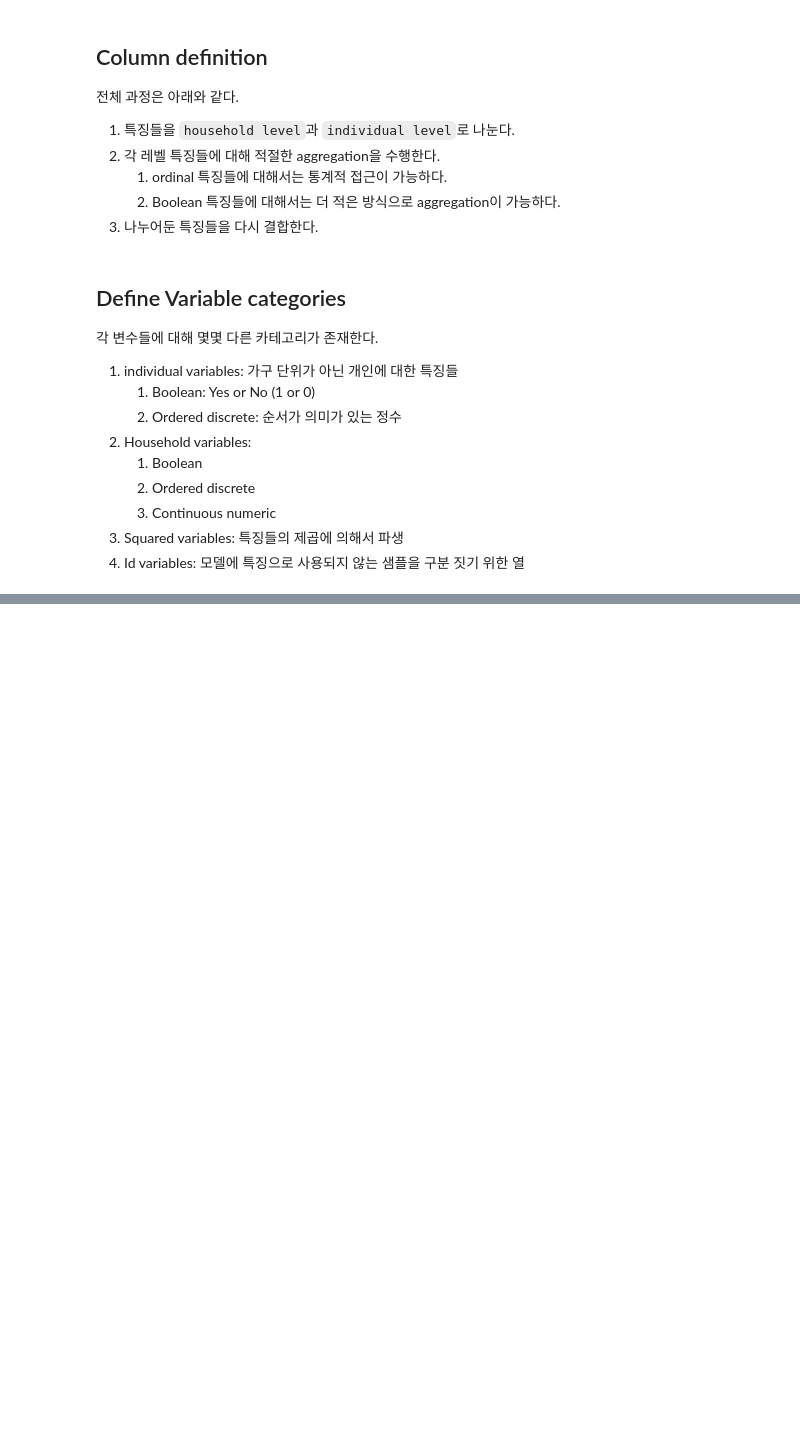
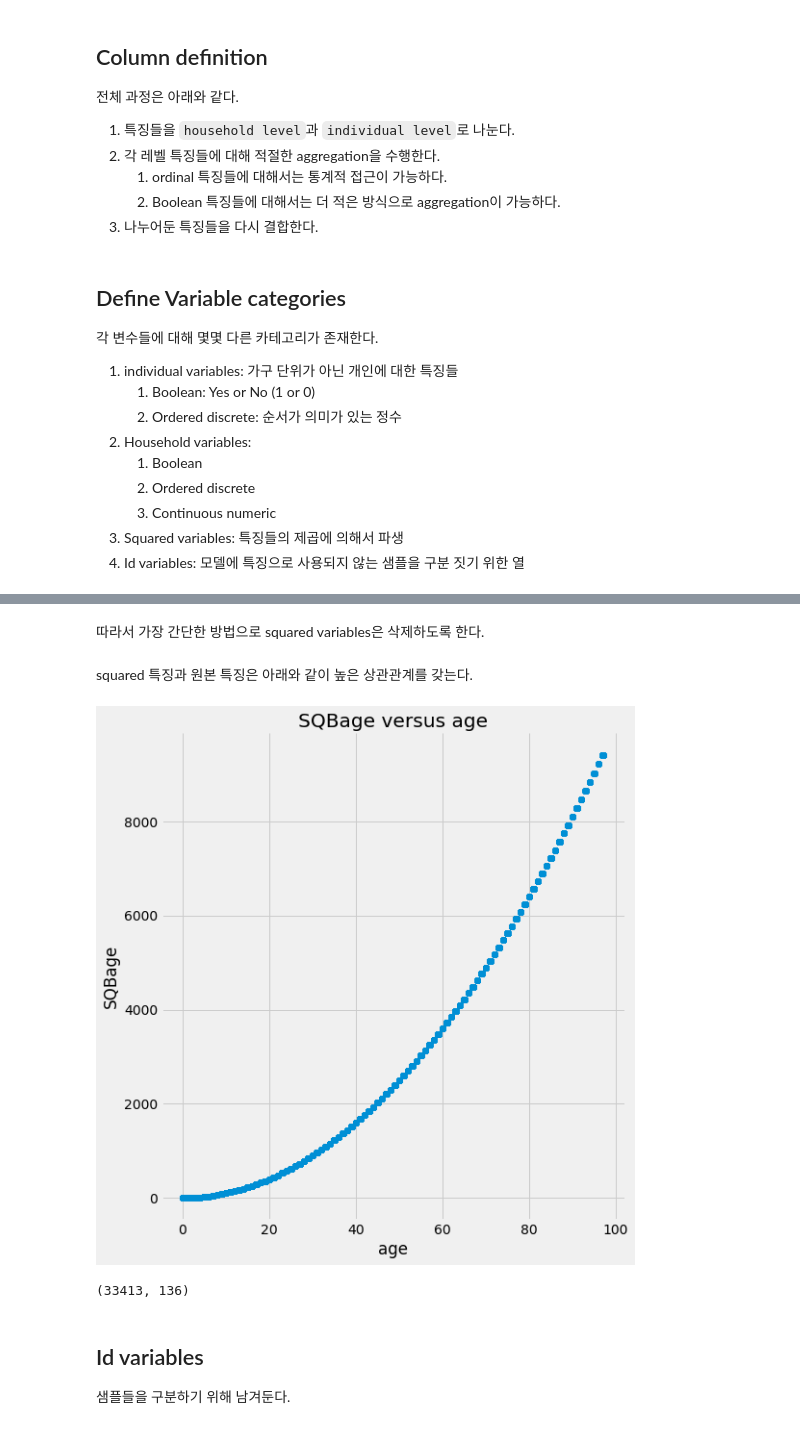
Before and after one commit to HyeonGeunY/costa-rican, a Jupyter notebook: notebooks/A_Complete_Introduction_and_Walkthrough.ipynb, the cells around one changed output, grey strips where cells are left out. Saved outputs shown, nothing was run; the diff lists cells and outputs as text; code cells hidden in the pictures; blank space fills up the shorter version.

```diff
--- a/notebooks/A_Complete_Introduction_and_Walkthrough.ipynb
+++ b/notebooks/A_Complete_Introduction_and_Walkthrough.ipynb
@@ -306,8 +307,3 @@ tipovivi5 == 1: other(assigned, borrowed)
 # %% [markdown]
 본인 소유의 집을 가지고 있어 월세를 내지 않는 데이터에 대해서는 결측치를 0으로 대체한다.
 집을 소유하고 있지 않은데 결측치를 갖는 몇가지 샘플에 대해서는 추후 다른 숫자(평균, 중간값 등)로 대체해준다. 이떄 본래 결측치였다는 것을 모델에게 알려주기 위해 새로운 특징을 추가한다.
-# %%
-def fill_null_v2a1(df):
-    df.loc[(data["tipovivi1"] == 1), 'v2a1'] = 0
-    df['v2a1-missing'] = data['v2a1'].isnull()
-    return df
@@ -423,0 +472,2 @@ id_ = ["Id", "idhogar", "Target"]
+# %% [markdown]
+따라서 가장 간단한 방법으로 squared variables은 삭제하도록 한다.
@@ -423,0 +476,15 @@ id_ = ["Id", "idhogar", "Target"]
+# %% [markdown]
+squared 특징과 원본 특징은 아래와 같이 높은 상관관계를 갖는다.
+# %%
+lmplot = LmPlot()
+lmplot('age', 'SQBage', data)
+# %% [output]
+[figure, added]
+# %%
+data = data.drop(columns = sqr_)
+data.shape
+# %% [output]
+(33413, 136)
+# %% [markdown]
+## Id variables
+샘플들을 구분하기 위해 남겨둔다.
```
Also changed, not shown: parts of 113 cells of this notebook, 3 other files.
